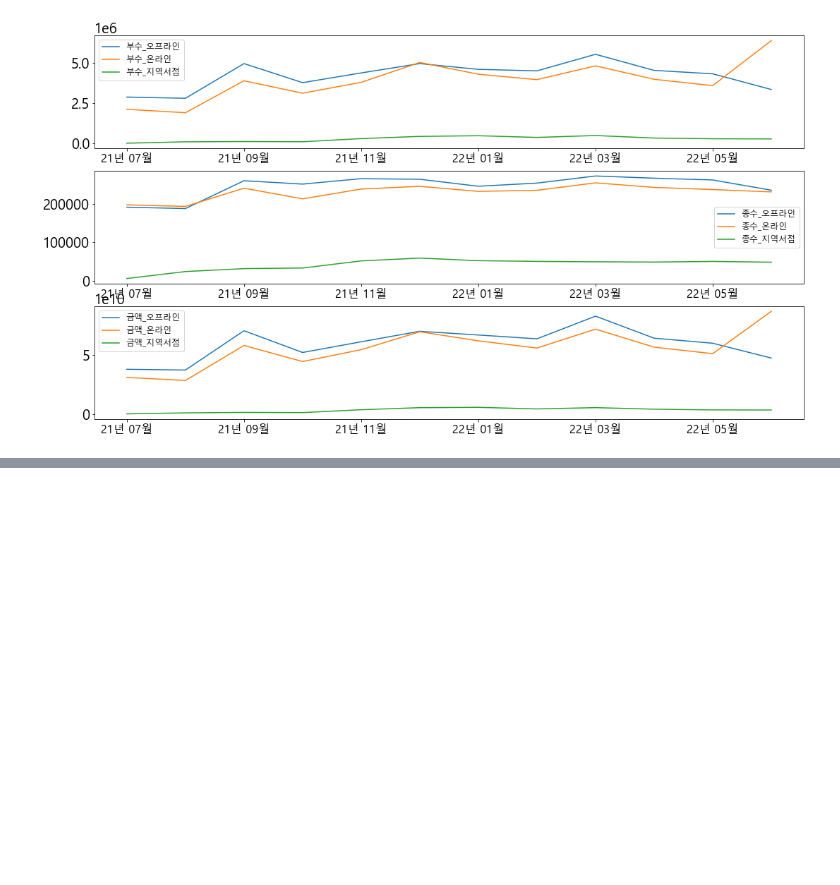
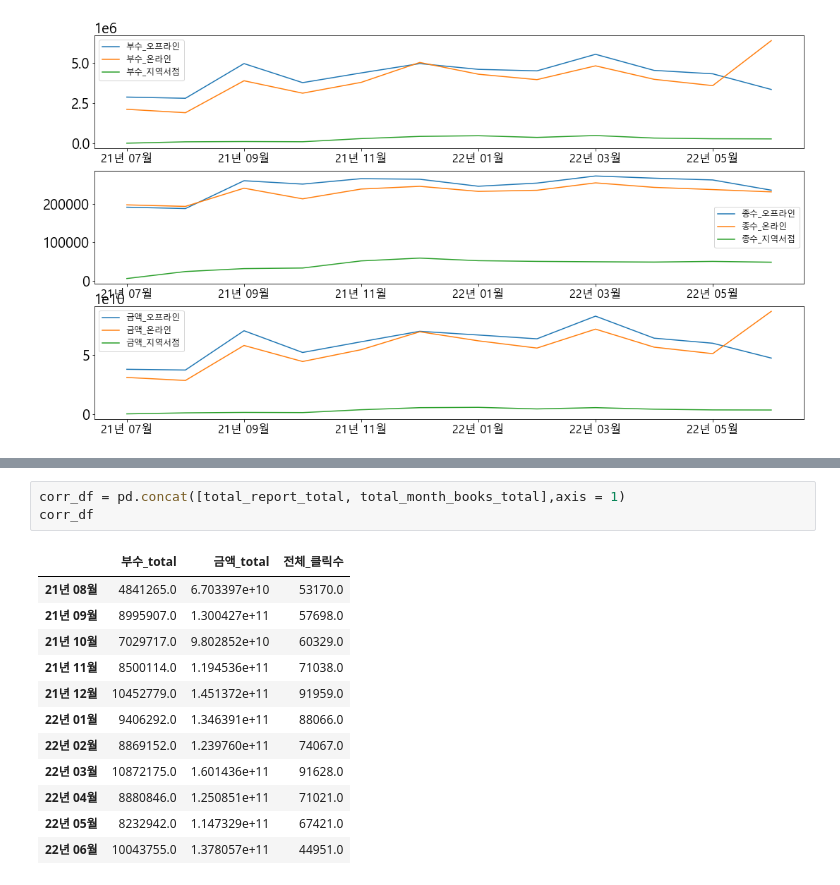
Before and after one commit to blueberrysmoooothie/programing_Practice, a Jupyter notebook: bigdata/shopping_total.ipynb, the cells around one changed output, grey strips where cells are left out. Drawn from its saved outputs; the diff is of its cells as text; blank space fills up the shorter version.

```diff
--- a/bigdata/shopping_total.ipynb
+++ b/bigdata/shopping_total.ipynb
@@ -243,0 +284,16 @@ total_report.filter(like = '금액').plot(ax = ax)
+# %%
+corr_df = pd.concat([total_report_total, total_month_books_total],axis = 1)
+corr_df
+# %% [output]
+|  | 부수_total | 금액_total | 전체_클릭수 |
+| 21년 08월 | 4841265.0 | 6.703397e+10 | 53170.0 |
+| 21년 09월 | 8995907.0 | 1.300427e+11 | 57698.0 |
+| 21년 10월 | 7029717.0 | 9.802852e+10 | 60329.0 |
+| 21년 11월 | 8500114.0 | 1.194536e+11 | 71038.0 |
+| 21년 12월 | 10452779.0 | 1.451372e+11 | 91959.0 |
+| 22년 01월 | 9406292.0 | 1.346391e+11 | 88066.0 |
+| 22년 02월 | 8869152.0 | 1.239760e+11 | 74067.0 |
+| 22년 03월 | 10872175.0 | 1.601436e+11 | 91628.0 |
+| 22년 04월 | 8880846.0 | 1.250851e+11 | 71021.0 |
+| 22년 05월 | 8232942.0 | 1.147329e+11 | 67421.0 |
+| 22년 06월 | 10043755.0 | 1.378057e+11 | 44951.0 |
```
Also changed, not shown: parts of 7 cells of this notebook.
